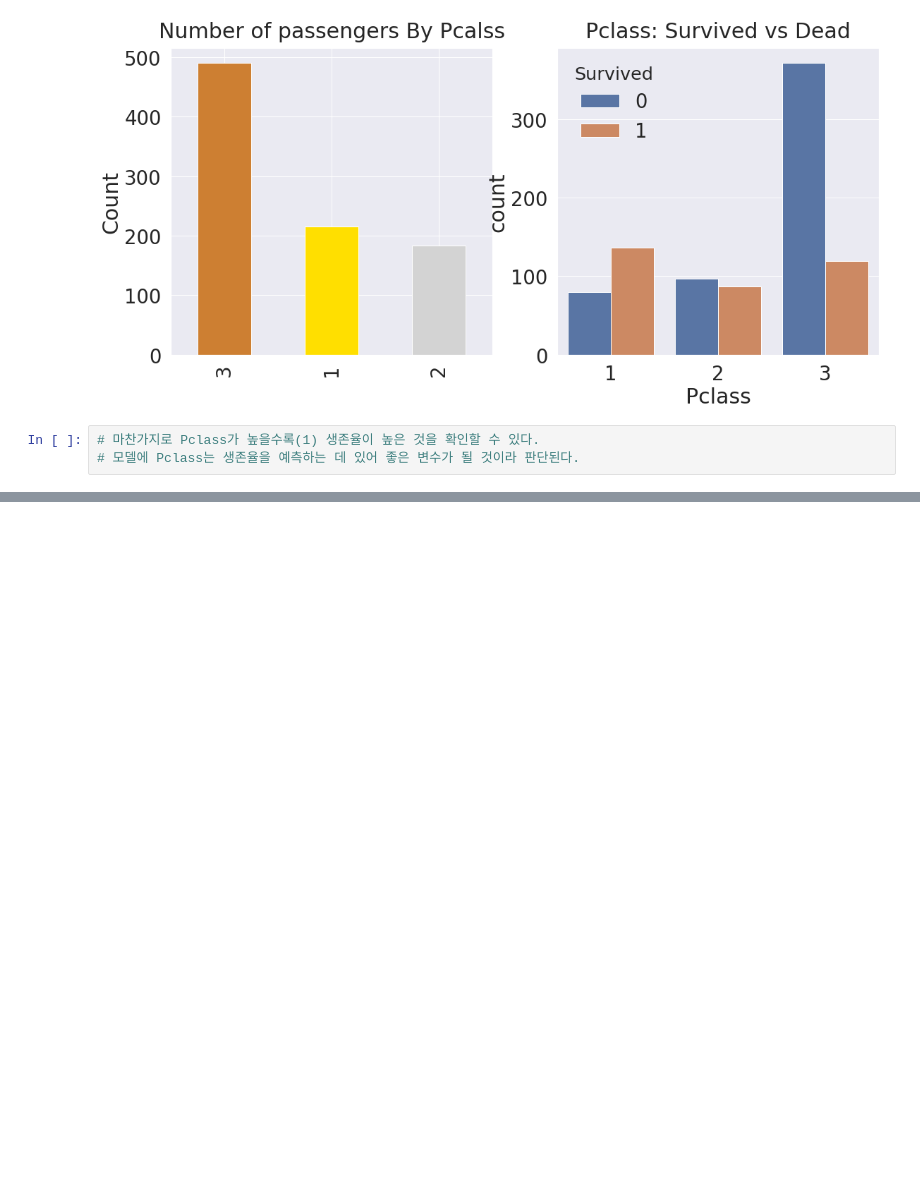
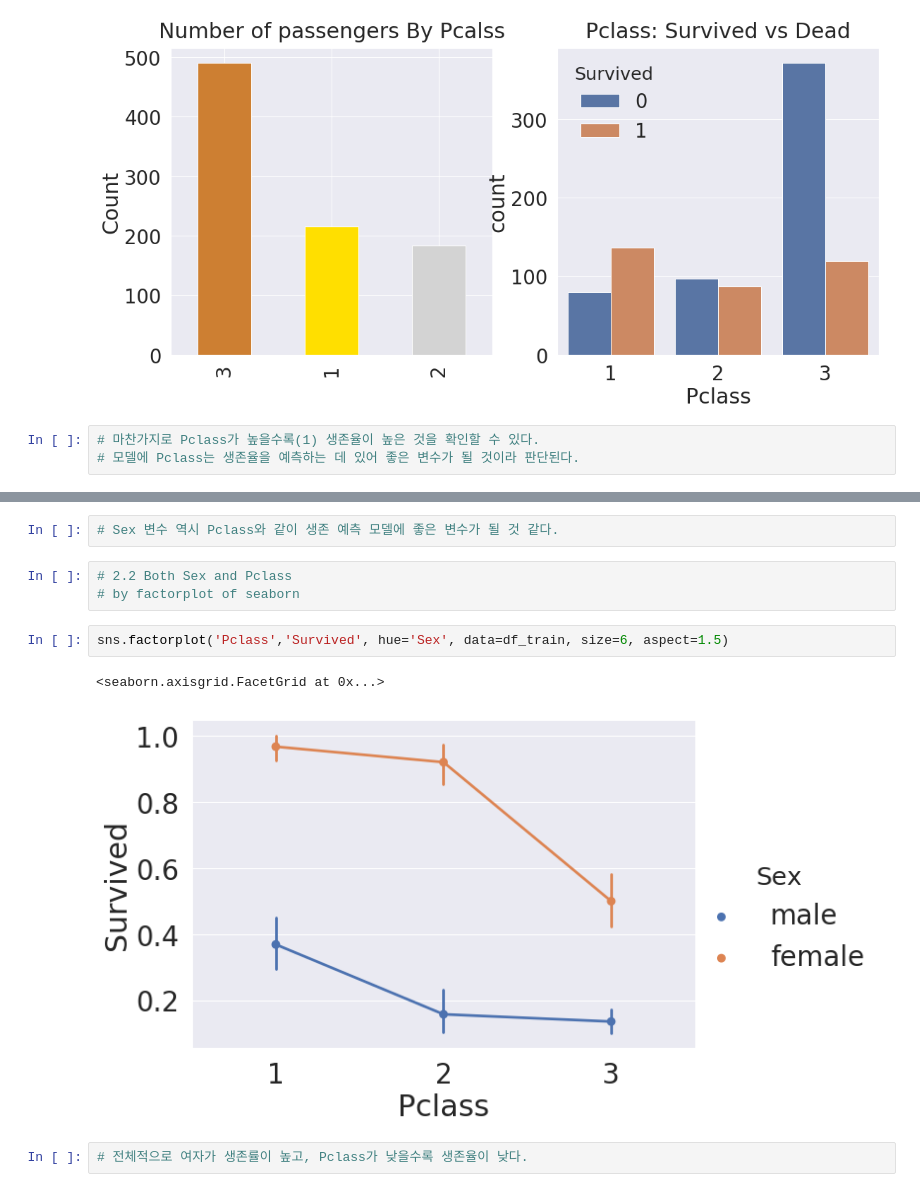
Before and after one commit to haesung-j/Titanic, a Jupyter notebook: titanic.ipynb, the cells around one changed output, grey strips where cells are left out. Saved outputs shown, nothing was run; the diff lists cells and outputs as text; blank space fills up the shorter version.

```diff
--- a/titanic.ipynb
+++ b/titanic.ipynb
@@ -224,0 +253,12 @@ plt.show()
+# %%
+# Sex 변수 역시 Pclass와 같이 생존 예측 모델에 좋은 변수가 될 것 같다.
+# %%
+# 2.2 Both Sex and Pclass
+# by factorplot of seaborn
+# %%
+sns.factorplot('Pclass','Survived', hue='Sex', data=df_train, size=6, aspect=1.5)
+# %% [output]
+<seaborn.axisgrid.FacetGrid at 0x...>
+[figure, added]
+# %%
+# 전체적으로 여자가 생존률이 높고, Pclass가 낮을수록 생존율이 낮다.
```
Also changed, not shown: parts of 11 cells of this notebook.
